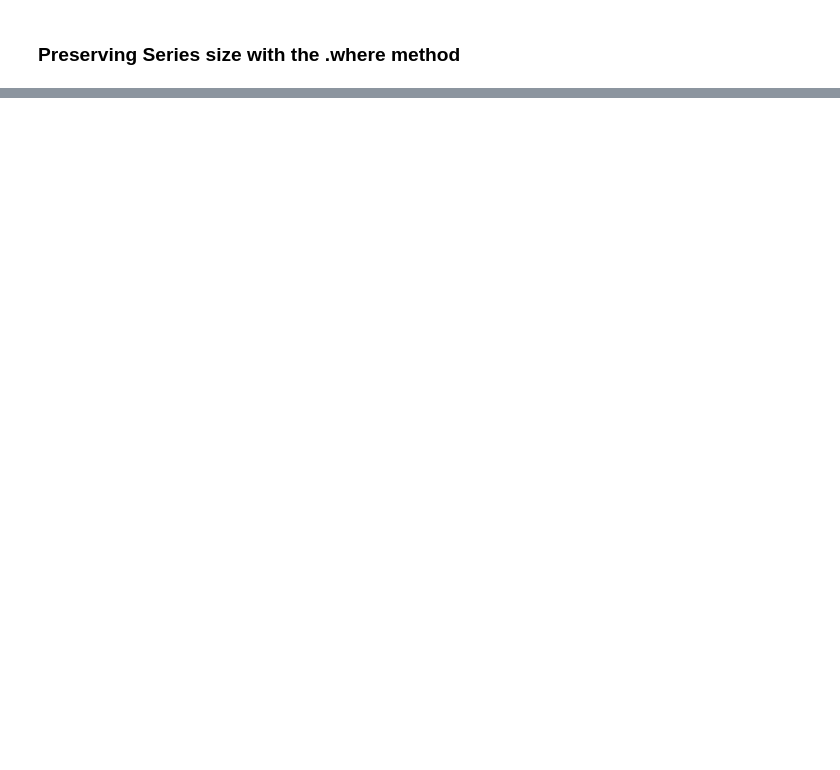
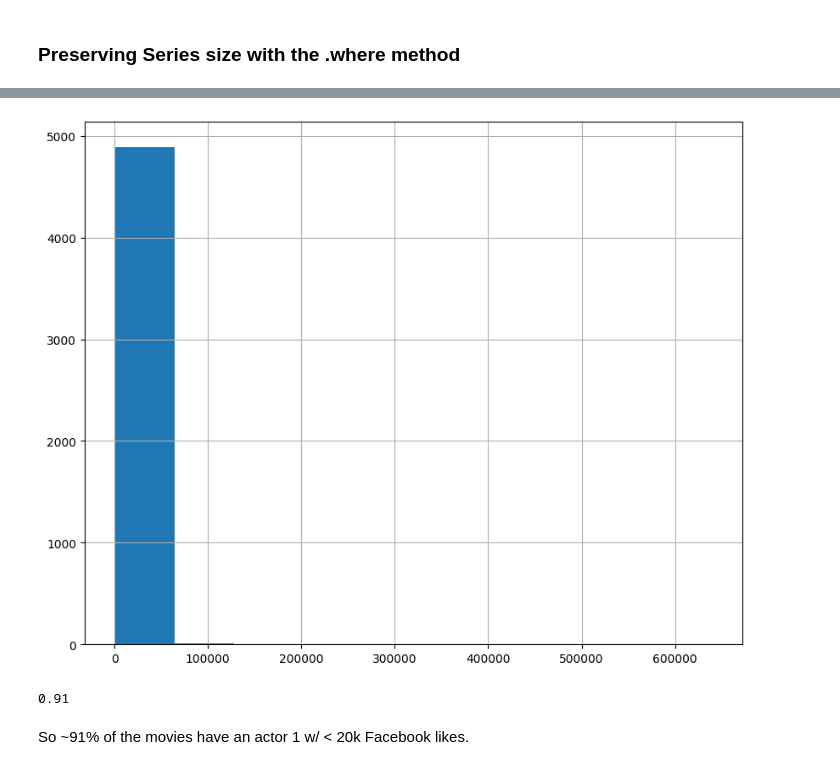
Before and after one commit to bdunn20/book_code, a Jupyter notebook: pandas_1.X_cookbook/Ch_7_Filtering_Rows.ipynb, the cells around one changed output, grey strips where cells are left out. Saved outputs shown, nothing was run; the diff lists cells and outputs as text; code cells hidden in the pictures; blank space fills up the shorter version.

```diff
--- a/pandas_1.X_cookbook/Ch_7_Filtering_Rows.ipynb
+++ b/pandas_1.X_cookbook/Ch_7_Filtering_Rows.ipynb
@@ -463,3 +463,7 @@ employee_filtered2.head()
 | 146 | 146 | SENIOR STAFF ANALYST | Houston Information Tech Svcs | 74951.0 | White | Full Time | Female | ... |
 # %% [markdown]
 ### Preserving Series size with the .where method
+# %%
+# select all the values in the actor_1_facebook_likes col that are not missing
+fb_likes = movie["actor_1_facebook_likes"].dropna()
+fb_likes.head()
@@ -465,0 +490,15 @@ employee_filtered2.head()
+# %%
+# histogram to inspect distribution
+import matplotlib.pyplot as plt
+fig, ax = plt.subplots(figsize=(10, 8))
+fb_likes.hist(ax=ax)
+fig.savefig("c7-hist.png", dpi=300)
+# %% [output]
+[figure, added]
+# %%
+criteria_high = fb_likes < 20000
+criteria_high.mean().round(2)
+# %% [output]
+0.91
+# %% [markdown]
+So ~91% of the movies have an actor 1 w/ < 20k Facebook likes.
```
Also changed, not shown: parts of 9 cells of this notebook.
